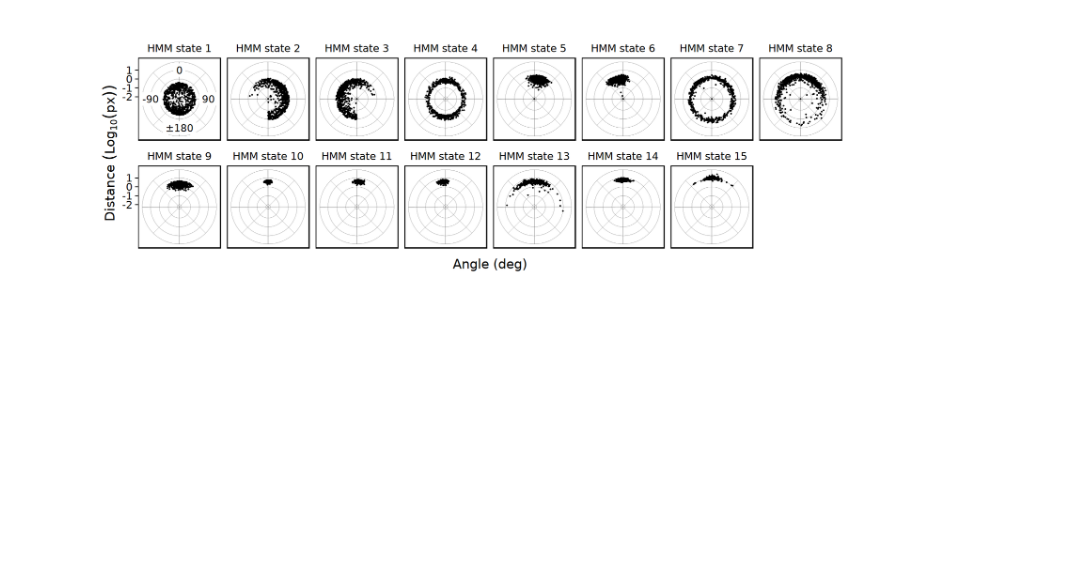
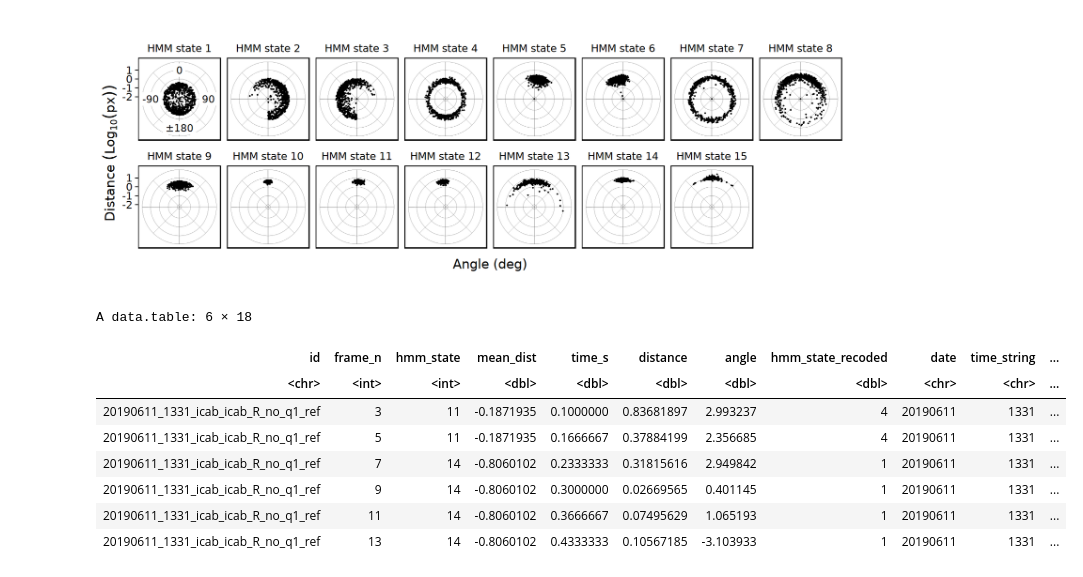
Before and after one commit to birneylab/medaka_behaviour_pilot, a Jupyter notebook: figures_and_tables/fig4/fig4.ipynb, the cells around one changed output. Saved outputs shown, nothing was run; the diff lists cells and outputs as text; code cells hidden in the pictures; blank space fills up the shorter version.

```diff
--- a/figures_and_tables/fig4/fig4.ipynb
+++ b/figures_and_tables/fig4/fig4.ipynb
@@ -77,0 +71,41 @@ ggsave(
+# %%
+f_list <- list.files("/nfs/research/birney/users/saul/nextflow/medaka_behaviour_pilot/trajectories_csv/", full.names = TRUE)
+df_positions <- lapply(f_list, function(f){fread(f)[, id := basename(f) |> str_remove("_traj_with_identities.csv.gz")]}) |> rbindlist(use.names = TRUE)
+df_positions[, is_ref_ref := grepl("icab_icab", id)]
+df_positions[, frame_n := 1:.N, by = id]
+df_positions <- melt(
+    df_positions[, .(id, frame_n, ref_x, ref_y, test_x, test_y)],
+    id.vars = c("id", "frame_n")
+)[
+    , .(
+        id,
+        frame_n,
+        axis = str_remove(variable, "^.*_"),
+        fish_type = str_remove(variable, "_.*$"),
+        value
+    )
+]
+df_positions <- dcast(df_positions, id + frame_n + fish_type ~ axis, measure.var = "value")
+df_positions <- df_positions |>
+    separate(
+        id,
+        into = c("date", "time_string", "ref_strain", "test_strain", "tank_side", "assay", "quadrant"),
+        sep = "_",
+        remove = FALSE
+    ) |>
+    as.data.table()
+df_positions[, id := sprintf("%s_%s", id, fish_type)]
+head(df_positions)
+# %%
+df_merged <- merge(df, df_positions, by = c("id", "frame_n"), all.x = TRUE)
+head(df_merged)
+# %% [output]
+A data.table: 6 × 18
+| id | frame_n | hmm_state | mean_dist | time_s | distance | angle | hmm_state_recoded | date | time_string | ... |
+| <chr> | <int> | <int> | <dbl> | <dbl> | <dbl> | <dbl> | <dbl> | <chr> | <chr> | ... |
+| 20190611_1331_icab_icab_R_no_q1_ref | 3 | 11 | -0.1871935 | 0.1000000 | 0.83681897 | 2.993237 | 4 | 20190611 | 1331 | ... |
+| 20190611_1331_icab_icab_R_no_q1_ref | 5 | 11 | -0.1871935 | 0.1666667 | 0.37884199 | 2.356685 | 4 | 20190611 | 1331 | ... |
+| 20190611_1331_icab_icab_R_no_q1_ref | 7 | 14 | -0.8060102 | 0.2333333 | 0.31815616 | 2.949842 | 1 | 20190611 | 1331 | ... |
+| 20190611_1331_icab_icab_R_no_q1_ref | 9 | 14 | -0.8060102 | 0.3000000 | 0.02669565 | 0.401145 | 1 | 20190611 | 1331 | ... |
+| 20190611_1331_icab_icab_R_no_q1_ref | 11 | 14 | -0.8060102 | 0.3666667 | 0.07495629 | 1.065193 | 1 | 20190611 | 1331 | ... |
+| 20190611_1331_icab_icab_R_no_q1_ref | 13 | 14 | -0.8060102 | 0.4333333 | 0.10567185 | -3.103933 | 1 | 20190611 | 1331 | ... |
```
Also changed, not shown: parts of 10 cells of this notebook, 3 other files.
